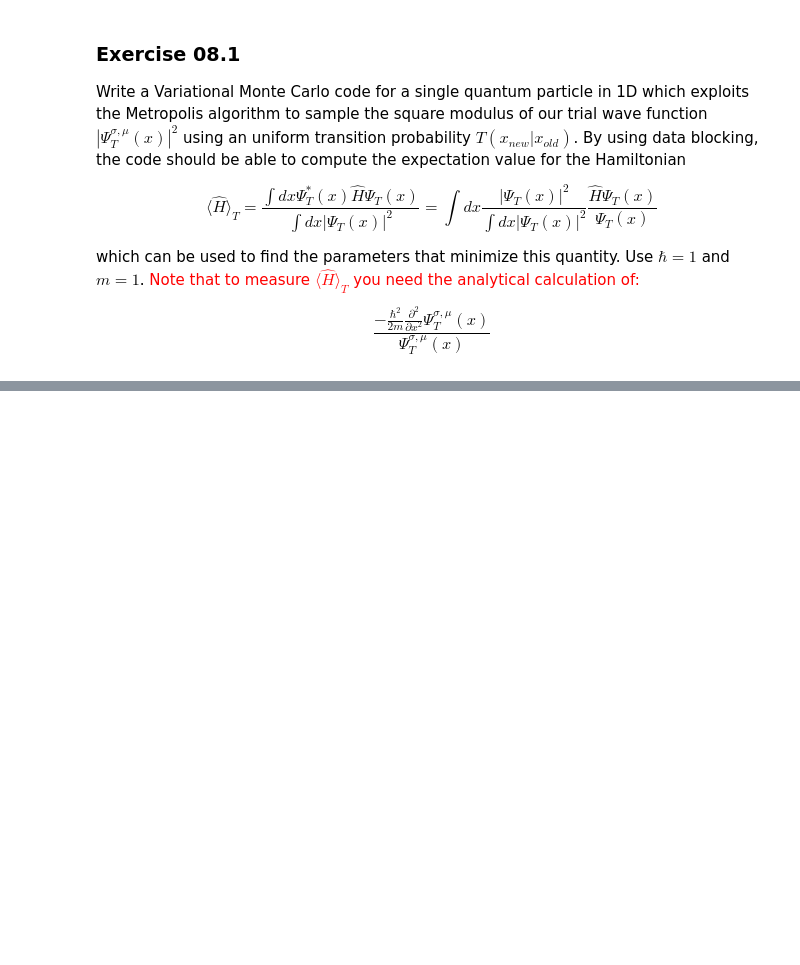
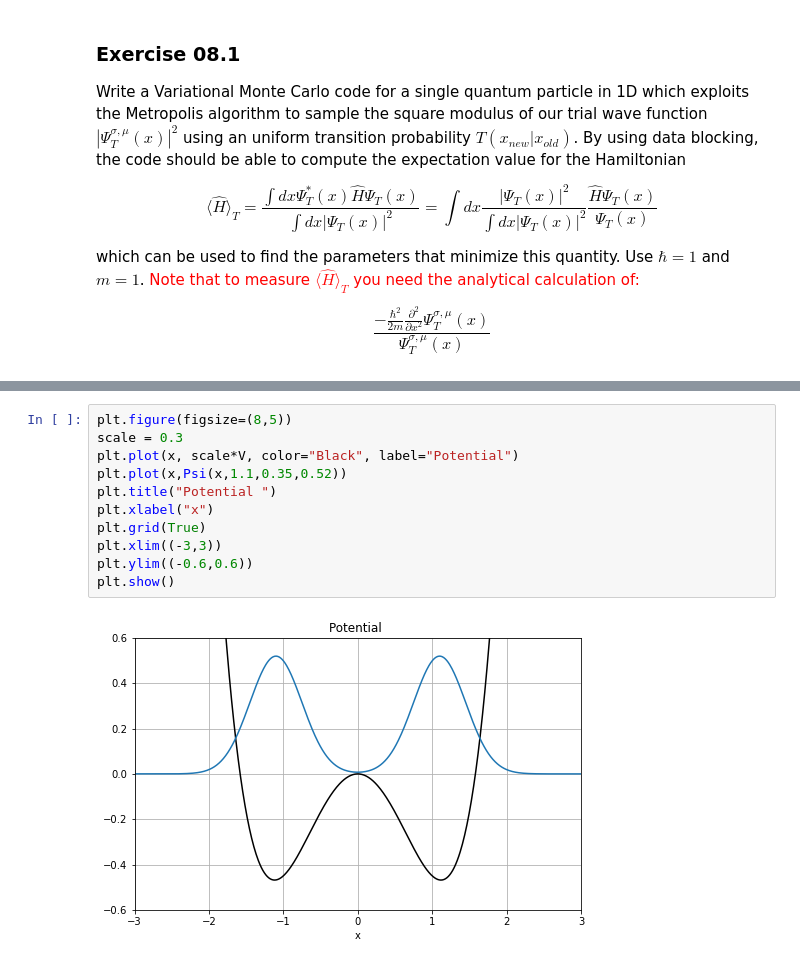
Before and after one commit to Daniele95/LSN, a Jupyter notebook: 8-variazionale/Soluzione_8.ipynb, the cells around one changed output, grey strips where cells are left out. Drawn from its saved outputs; the diff is of its cells as text; blank space fills up the shorter version.

```diff
--- a/8-variazionale/Soluzione_8.ipynb
+++ b/8-variazionale/Soluzione_8.ipynb
@@ -41,0 +109,13 @@ $$
+# %%
+plt.figure(figsize=(8,5))
+scale = 0.3
+plt.plot(x, scale*V, color="Black", label="Potential")
+plt.plot(x,Psi(x,1.1,0.35,0.52))
+plt.title("Potential ")
+plt.xlabel("x")
+plt.grid(True)
+plt.xlim((-3,3))
+plt.ylim((-0.6,0.6))
+plt.show()
+# %% [output]
+[figure, added]
```
Also changed, not shown: parts of 7 cells of this notebook, 4 other files.
